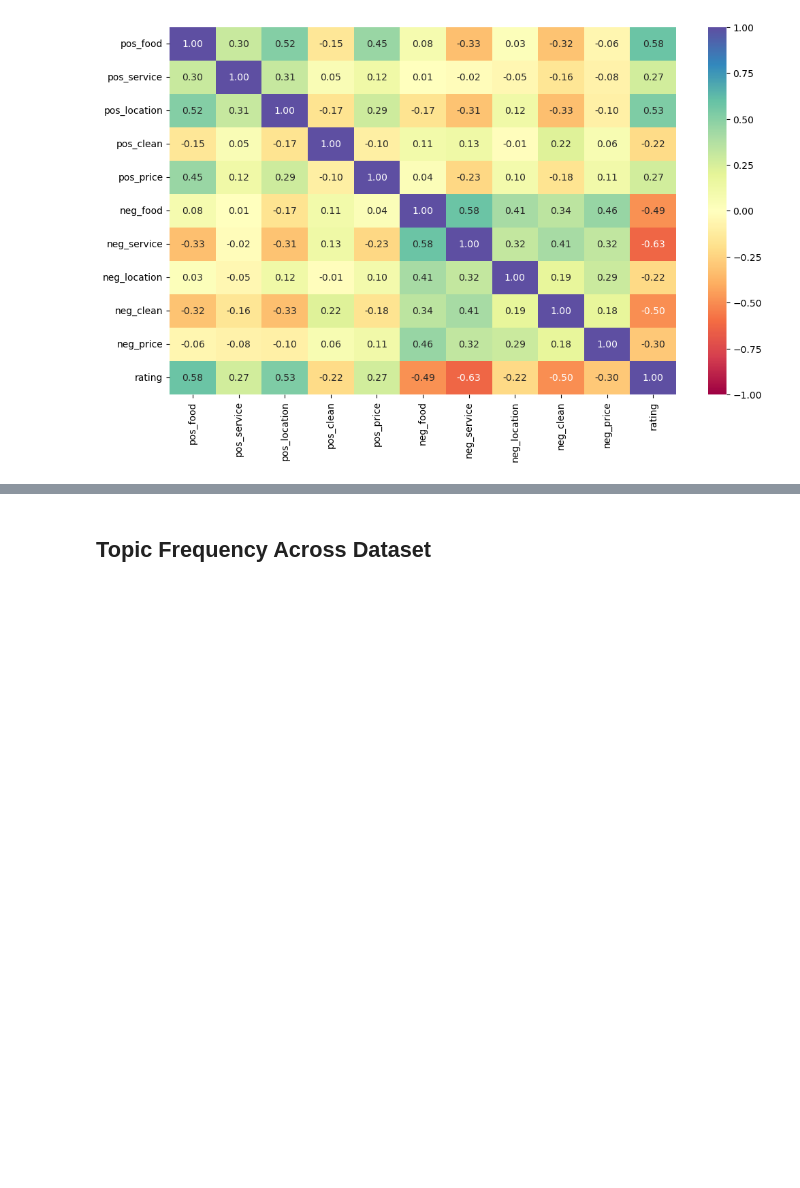
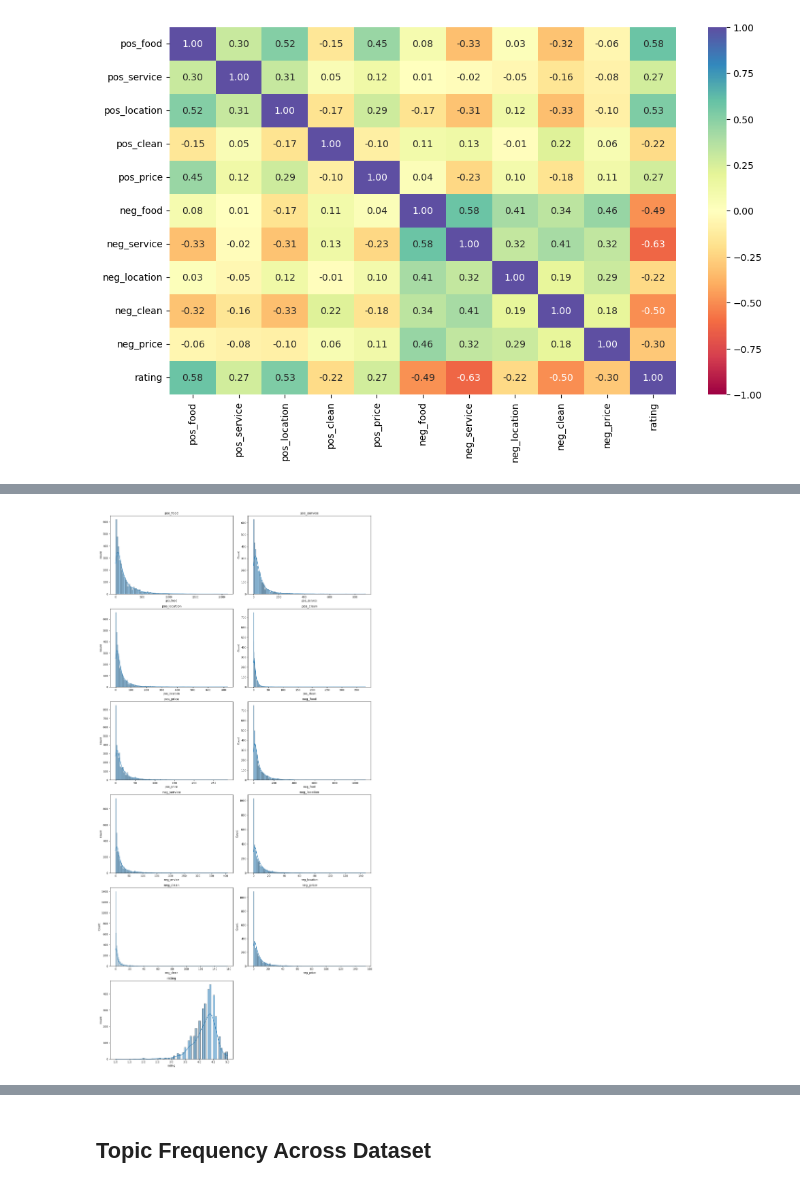
Before and after one commit to jotyot/rate-review, a Jupyter notebook: eda.ipynb, the cells around one changed output, grey strips where cells are left out. Drawn from its saved outputs; the diff is of its cells as text; code cells hidden in the pictures; blank space fills up the shorter version.

```diff
--- a/eda.ipynb
+++ b/eda.ipynb
@@ -523,0 +530,2 @@ plt.show()
+# %%
+sentiments = pd.read_json('topic-sentiment-total.json', orient='index')
@@ -523,0 +556,24 @@ plt.show()
+# %%
+# Set the grid width
+grid_width = 2
+
+# Set up the subplots
+num_cols = sentiments.shape[1]
+num_rows = (num_cols + grid_width - 1) // grid_width
+fig, axes = plt.subplots(nrows=num_rows, ncols=grid_width, figsize=(15, 5 * num_rows))
+
+# Plot histograms for each column
+for i, column in enumerate(sentiments.columns):
+    ax = axes[i // grid_width, i % grid_width]
+    sns.histplot(sentiments[column], ax=ax, kde=True)
+    ax.set_title(column)
+
+# Remove empty subplots
+for j in range(num_cols, num_rows * grid_width):
+    fig.delaxes(axes.flatten()[j])
+
+# Adjust layout for better visualization
+plt.tight_layout()
+plt.show()
+# %% [output]
+[figure, added]
```
Also changed, not shown: parts of 15 cells of this notebook, 1 other file.
